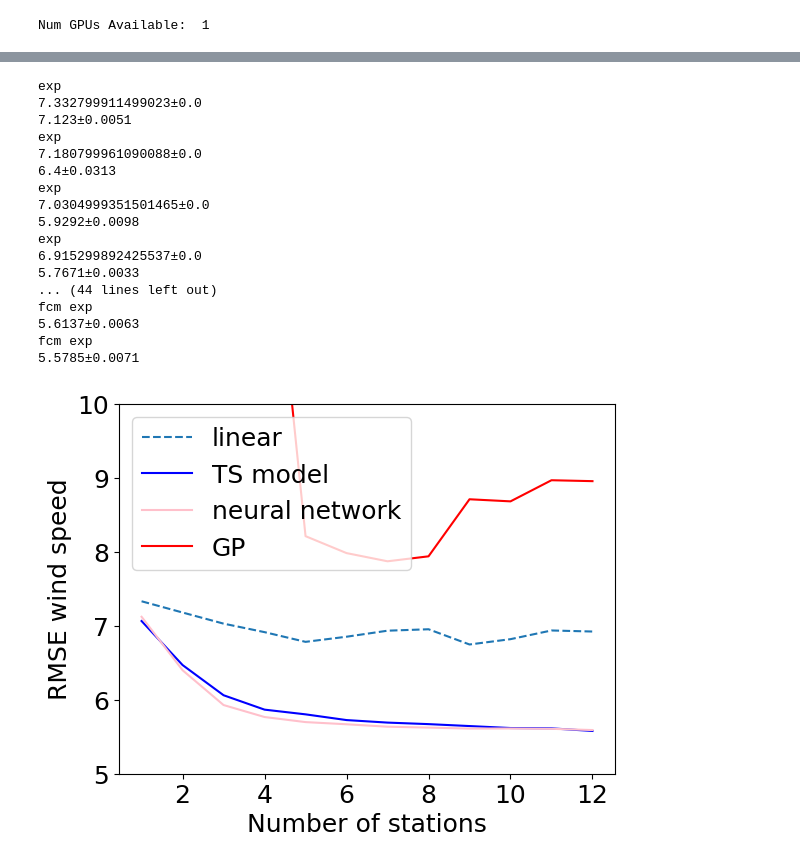
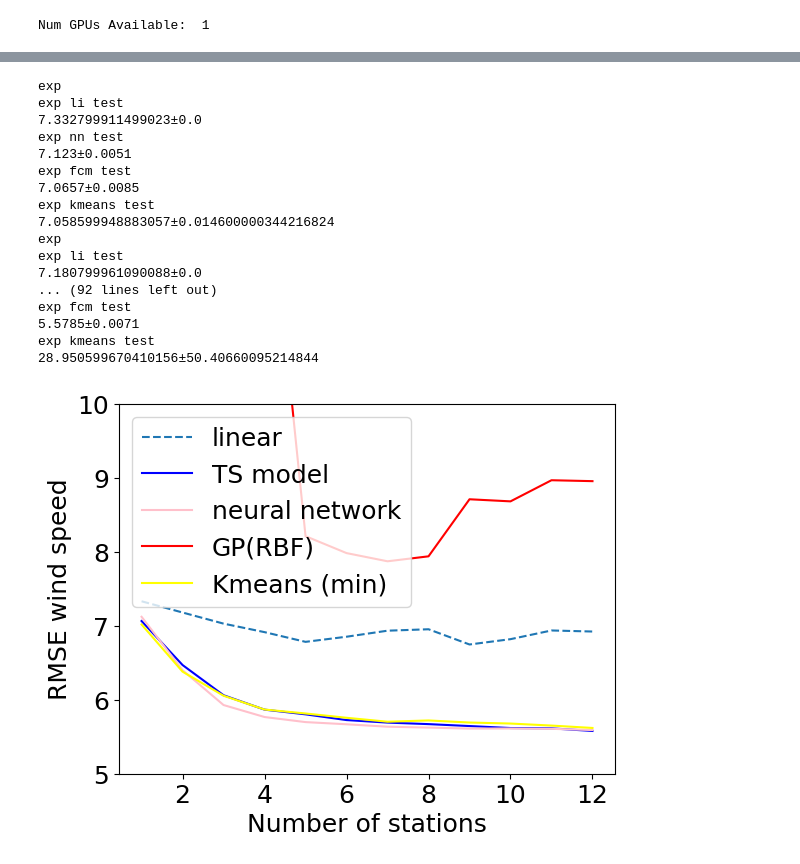
Before and after one commit to yfen3/WindSpeedApproximation, a Jupyter notebook: Exp18_kmeans_with_all_model(ts_gpr_fixed)_min_feature_rmse.ipynb, the cells around one changed output, grey strips where cells are left out. Saved outputs shown, nothing was run; the diff lists cells and outputs as text; code cells hidden in the pictures.

Commit message:
240303: Added some visualization notebooks

```diff
--- a/Exp18_kmeans_with_all_model(ts_gpr_fixed)_min_feature_rmse.ipynb
+++ b/Exp18_kmeans_with_all_model(ts_gpr_fixed)_min_feature_rmse.ipynb
@@ -195,16 +183,14 @@ print(test_results_fcm_min_feature)
 li_train_plot = []
 fcm_train_plot = []
 nn_train_plot = []
+kmeans_train_plot = []
 x_axis =  [1,2,3,4,5,6,7,8,9, 10,11,12]
-for exp in training_results_single_feature:
+
+for exp in training_results_li_ts_km_nn_min_feature:
      li_train_plot.append(np.mean([d['linear_train'] for d in exp if 'linear_train' in d]))
      nn_train_plot.append(np.mean([d['nn_train'] for d in exp if 'nn_train' in d]))
-     #gpr_train_plot.append(np.mean([d['gpr_train'] for d in exp if 'nn_train' in d]))
-
-
-for exp in training_results_fcm_min_feature:
      fcm_train_plot.append(np.mean([d['fcm_train'] for d in exp if 'fcm_train' in d]))
-     #gpr_train_plot.append(np.mean([d['gpr_train'] for d in exp if 'nn_train' in d]))
+     kmeans_train_plot.append(np.min([d['kmeans_train'] for d in exp if 'kmeans_train' in d]))
 
 fig, ax = plt.subplots()
 for axis in [ax.xaxis, ax.yaxis]:
@@ -213,20 +199,23 @@ for axis in [ax.xaxis, ax.yaxis]:
 plt.plot(x_axis, li_train_plot, '--', label='linear')
 plt.plot(x_axis, fcm_train_plot, label='TS model', c='blue')
 plt.plot(x_axis, nn_train_plot, label='neural network', c='pink')
+plt.plot(x_axis, kmeans_train_plot, label='Kmeans (min)', c='yellow')
+
 plt.legend(loc="upper left")
 #plt.ylim(5)
 plt.xlabel('Number of stations')
 plt.ylabel('RMSE wind speed')
 #plt.title('RMSE wind speed vs number of stations on training data')
 
-for exp in training_results_single_feature:
+for exp in training_results_li_ts_km_nn_min_feature:
     print('exp')
+    print('exp li train')
     print(f"{np.round(np.mean([d['linear_train'] for d in exp if 'linear_train' in d]), 4)}±{np.round(np.std([d['linear_train'] for d in exp if 'linear_train' in d]),4)}")
+    print('exp nn train')
     print(f"{np.round(np.mean([d['nn_train'] for d in exp if 'nn_train' in d]), 4)}±{np.round(np.std([d['nn_train'] for d in exp if 'nn_train' in d]),4)}")
-
-
-for exp in training_results_fcm_min_feature:
     print('exp fcm train')
     print(f"{np.round(np.mean([d['fcm_train'] for d in exp if 'fcm_train' in d]), 4)}±{np.round(np.std([d['fcm_train'] for d in exp if 'fcm_train' in d]),4)}")
+    print('exp kmeans train')
+    print(f"{np.round(np.mean([d['kmeans_train'] for d in exp if 'kmeans_train' in d]), 4)}±{np.round(np.std([d['kmeans_train'] for d in exp if 'kmeans_train' in d]),4)}")
 # %% [output]
 exp
@@ -253,56 +242,58 @@ exp fcm train
 li_train_plot = []
 fcm_train_plot = []
 nn_train_plot = []
+kmeans_train_plot= []
 gpr_plot = []
 x_axis =  [1,2,3,4,5,6,7,8,9, 10,11,12]
-for exp in test_results_single_feature:
+for exp in test_results_li_ts_km_nn_min_feature:
      li_train_plot.append(np.mean([d['linear_test'] for d in exp if 'linear_test' in d]))
-     #fcm_train_plot.append(np.mean([np.sqrt(d['fcm_test']) for d in exp if 'fcm_test' in d]))
      gpr_plot.append(np.mean([d['gpr_test'] for d in exp if 'gpr_test' in d]))
      nn_train_plot.append(np.mean([d['nn_test'] for d in exp if 'nn_test' in d]))
-
-for exp in test_results_fcm_min_feature:
      fcm_train_plot.append(np.mean([d['fcm_test'] for d in exp if 'fcm_test' in d]))
+     kmeans_train_plot.append(np.min([d['kmeans_test'] for d in exp if 'kmeans_test' in d]))
 
 fig, ax = plt.subplots()
 for axis in [ax.xaxis, ax.yaxis]:
     axis.set_major_locator(ticker.MaxNLocator(integer=True))
 
 plt.plot(x_axis, li_train_plot, '--', label='linear')
 plt.plot(x_axis, fcm_train_plot, label='TS model', c='blue')
 plt.plot(x_axis, nn_train_plot, label='neural network', c='pink')
-plt.plot(x_axis, gpr_plot, label='GP', c='red')
+plt.plot(x_axis, gpr_plot, label='GP(RBF)', c='red')
+plt.plot(x_axis, kmeans_train_plot, label='Kmeans (min)', c='yellow')
+
 plt.legend(loc="upper left")
 plt.ylim(5,10)
 plt.xlabel('Number of stations')
 plt.ylabel('RMSE wind speed')
 #plt.title('RMSE wind speed vs number of stations on testing data')
 
-for exp in test_results_single_feature:
+for exp in test_results_li_ts_km_nn_min_feature:
     print('exp')
+    print('exp li test')
     print(f"{np.round(np.mean([d['linear_test'] for d in exp if 'linear_test' in d]), 4)}±{np.round(np.std([d['linear_test'] for d in exp if 'linear_test' in d]),4)}")
+    print('exp nn test')
     print(f"{np.round(np.mean([d['nn_test'] for d in exp if 'nn_test' in d]), 4)}±{np.round(np.std([d['nn_test'] for d in exp if 'nn_test' in d]),4)}")
-
-
-for exp in test_results_fcm_min_feature:
-    print('fcm exp')
+    print('exp fcm test')
     print(f"{np.round(np.mean([d['fcm_test'] for d in exp if 'fcm_test' in d]), 4)}±{np.round(np.std([d['fcm_test'] for d in exp if 'fcm_test' in d]),4)}")
+    print('exp kmeans test')
+    print(f"{np.round(np.mean([d['kmeans_test'] for d in exp if 'kmeans_test' in d]), 4)}±{np.round(np.std([d['kmeans_test'] for d in exp if 'kmeans_test' in d]),4)}")
 # %% [output]
 exp
+exp li test
 7.332799911499023±0.0
+exp nn test
 7.123±0.0051
+exp fcm test
+7.0657±0.0085
+exp kmeans test
+7.058599948883057±0.014600000344216824
 exp
+exp li test
 7.180799961090088±0.0
-6.4±0.0313
-exp
-7.0304999351501465±0.0
-5.9292±0.0098
-exp
-6.915299892425537±0.0
-5.7671±0.0033
-... (44 lines left out)
-fcm exp
-5.6137±0.0063
-fcm exp
+... (92 lines left out)
+exp fcm test
 5.5785±0.0071
+exp kmeans test
+28.950599670410156±50.40660095214844
-[figure, old version]
+[figure, new version]
```
Also changed, not shown: parts of 5 cells of this notebook, 9 other files.
